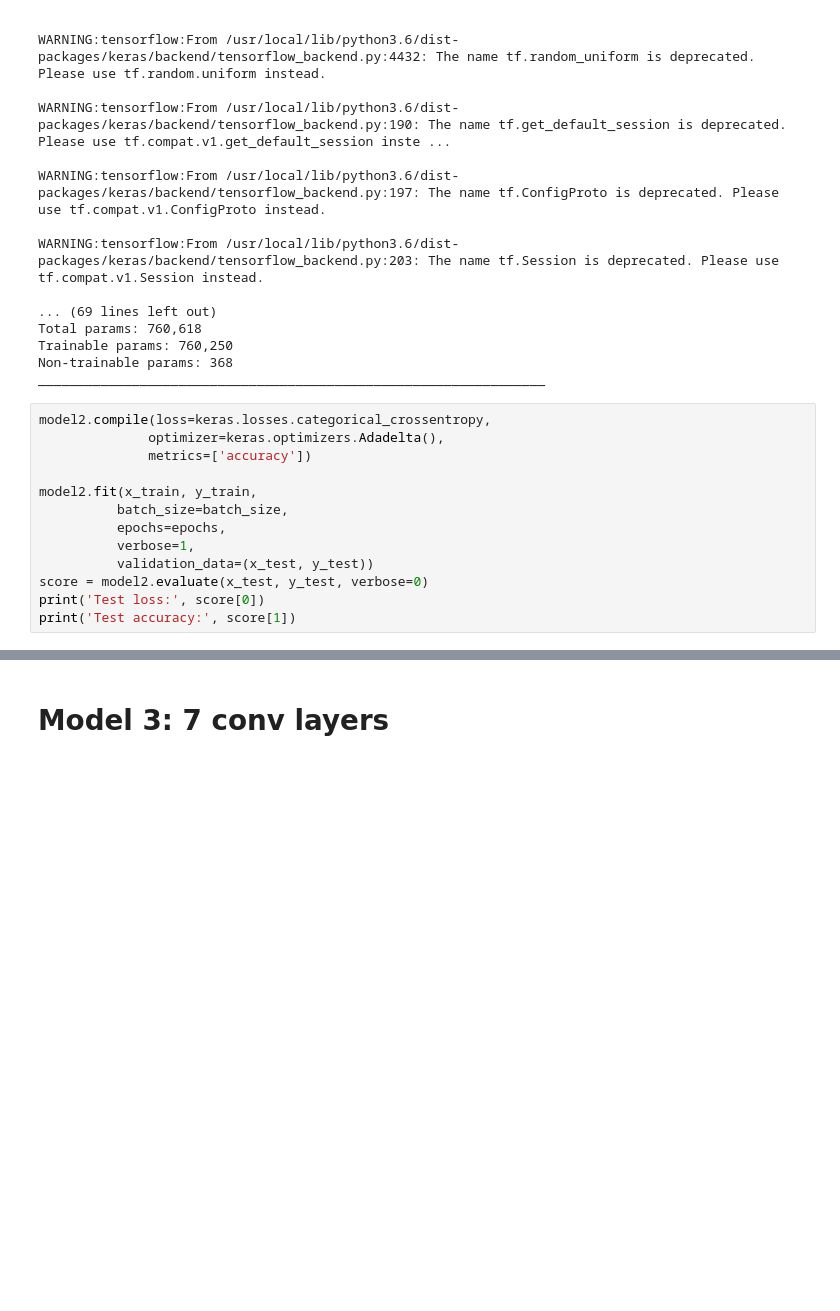
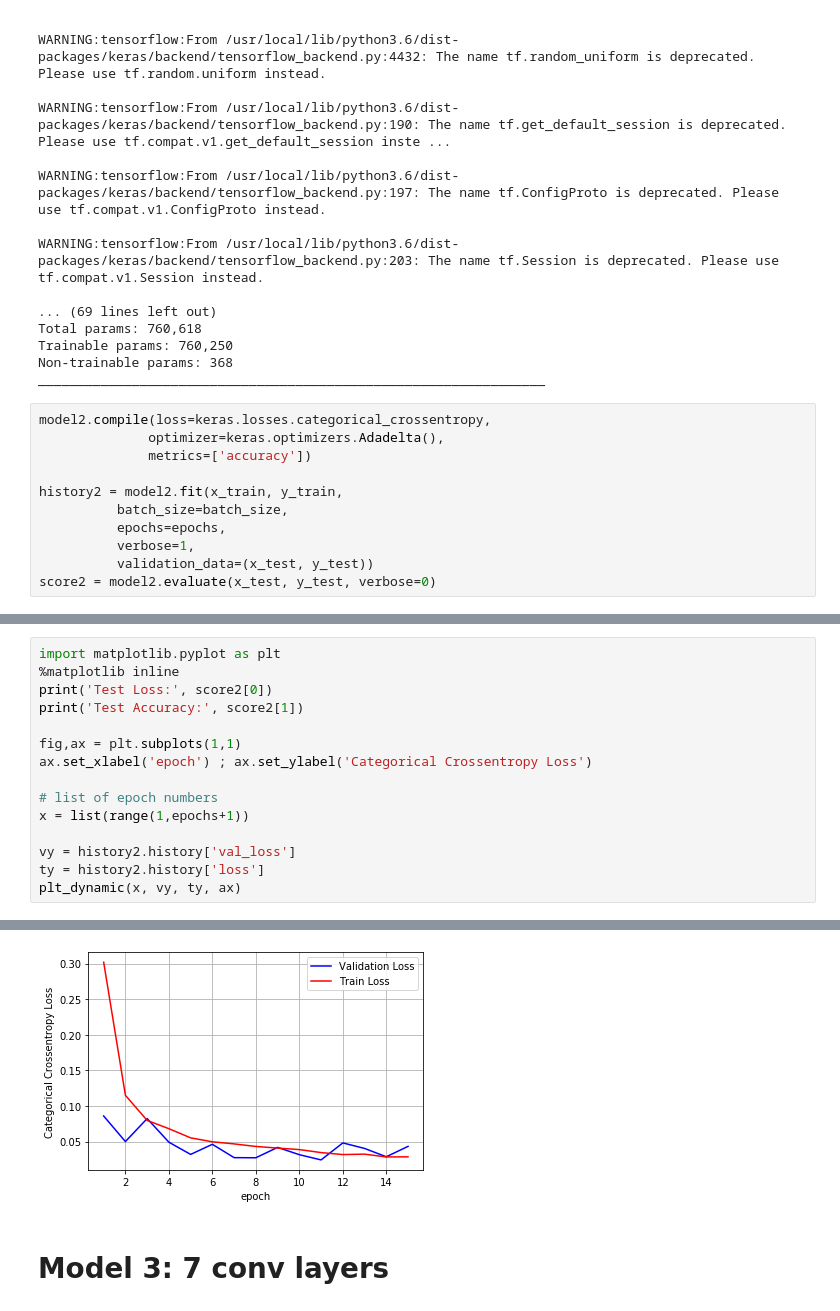
Before and after one commit to dataenthusiast092/Applied-AI-Assignments-Case-Studies, a Jupyter notebook: Assignment-D2-M13 - Try various CNN networks on MNIST dataset.ipynb, the cells around one changed output, grey strips where cells are left out. Drawn from its saved outputs; the diff is of its cells as text; blank space fills up the shorter version.

```diff
--- a/Assignment-D2-M13 - Try various CNN networks on MNIST dataset.ipynb
+++ b/Assignment-D2-M13 - Try various CNN networks on MNIST dataset.ipynb
@@ -211,14 +236,12 @@ model2.compile(loss=keras.losses.categorical_crossentropy,
               optimizer=keras.optimizers.Adadelta(),
               metrics=['accuracy'])
 
-model2.fit(x_train, y_train,
+history2 = model2.fit(x_train, y_train,
           batch_size=batch_size,
           epochs=epochs,
           verbose=1,
           validation_data=(x_test, y_test))
-score = model2.evaluate(x_test, y_test, verbose=0)
-print('Test loss:', score[0])
-print('Test accuracy:', score[1])
+score2 = model2.evaluate(x_test, y_test, verbose=0)
 # %% [output]
 WARNING:tensorflow:From /usr/local/lib/python3.6/dist-packages/keras/optimizers.py:793: The name tf.train.Optimizer is deprecated. Please use tf.compat.v1.train.Optimizer instead.
 
@@ -239,0 +263,16 @@ Test accuracy: 0.993
+# %%
+import matplotlib.pyplot as plt
+%matplotlib inline
+print('Test Loss:', score2[0])
+print('Test Accuracy:', score2[1])
+
+fig,ax = plt.subplots(1,1)
+ax.set_xlabel('epoch') ; ax.set_ylabel('Categorical Crossentropy Loss')
+
+# list of epoch numbers
+x = list(range(1,epochs+1))
+
+vy = history2.history['val_loss']
+ty = history2.history['loss']
+plt_dynamic(x, vy, ty, ax)
+# %% [output]
@@ -240,3 +281,4 @@ Test accuracy: 0.993
+[figure, added]
 # %% [markdown]
 # Model 3: 7 conv layers
 # %%
```
Also changed, not shown: parts of 13 cells of this notebook.
